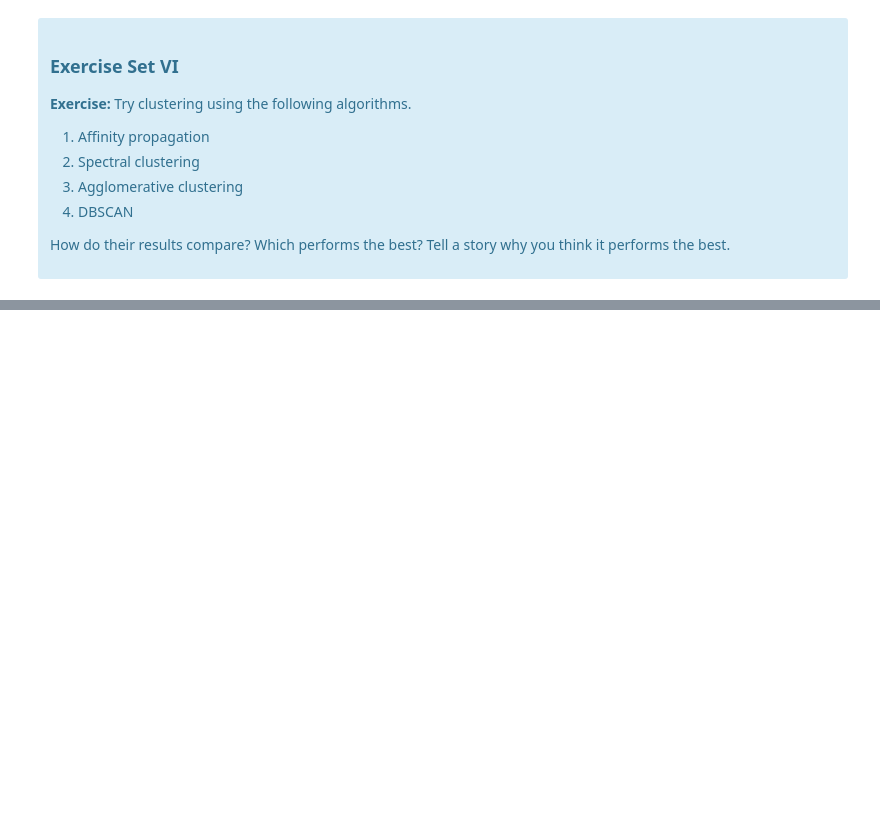
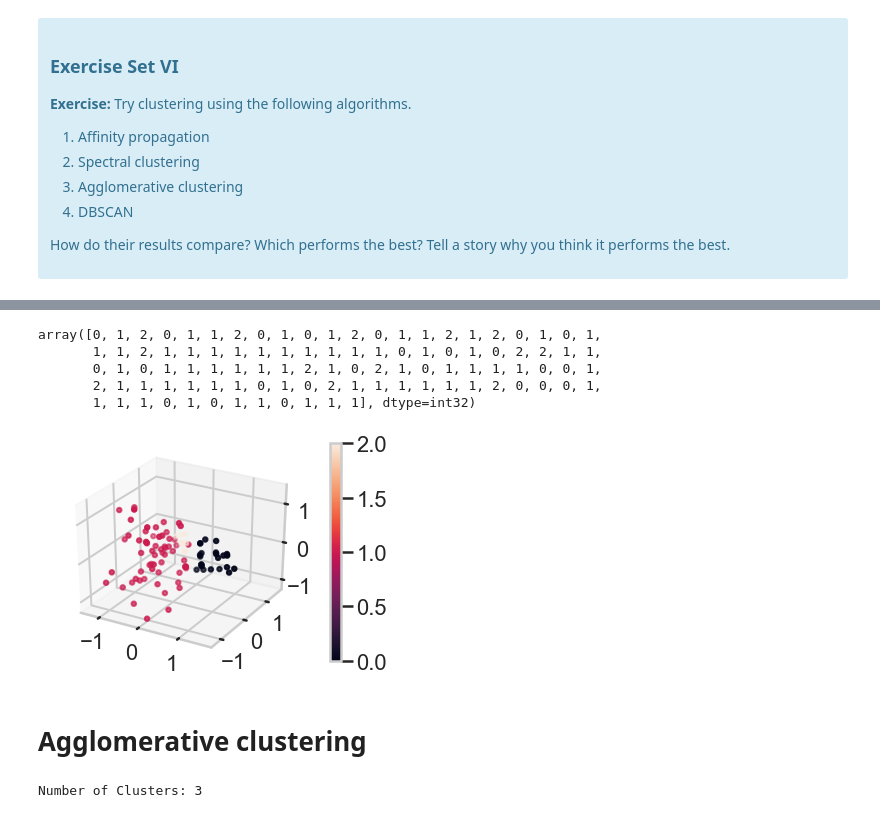
Before and after one commit to JessicaELewis/Clustering_Case_Study, a Jupyter notebook: Clustering Case Study - Customer Segmentation with K-Means - Tier 3.ipynb, the cells around one changed output, grey strips where cells are left out. Drawn from its saved outputs; the diff is of its cells as text; code cells hidden in the pictures; blank space fills up the shorter version.

```diff
--- a/Clustering Case Study - Customer Segmentation with K-Means - Tier 3.ipynb
+++ b/Clustering Case Study - Customer Segmentation with K-Means - Tier 3.ipynb
@@ -614,0 +702,28 @@ Source: http://scikit-learn.org/stable/modules/clustering.html
+# %%
+sc_model.labels_
+# %% [output]
+array([0, 1, 2, 0, 1, 1, 2, 0, 1, 0, 1, 2, 0, 1, 1, 2, 1, 2, 0, 1, 0, 1,
+       1, 1, 2, 1, 1, 1, 1, 1, 1, 1, 1, 1, 1, 0, 1, 0, 1, 0, 2, 2, 1, 1,
+       0, 1, 0, 1, 1, 1, 1, 1, 1, 2, 1, 0, 2, 1, 0, 1, 1, 1, 1, 0, 0, 1,
+       2, 1, 1, 1, 1, 1, 1, 0, 1, 0, 2, 1, 1, 1, 1, 1, 1, 2, 0, 0, 0, 1,
+       1, 1, 1, 0, 1, 0, 1, 1, 0, 1, 1, 1], dtype=int32)
+# %%
+fig = plt.figure()
+ax = fig.add_subplot(projection ='3d')
+sc = ax.scatter(X3[:,0], X3[:,1], X3[:,2], c=sc_pred)
+plt.colorbar(sc)
+plt.show()
+# %% [output]
+[figure, added]
+# %% [markdown]
+# Agglomerative clustering
+# %%
+from sklearn.cluster import AgglomerativeClustering
+
+ac_model = AgglomerativeClustering(n_clusters=3)
+ac_pred = ac_model.fit_predict(X3)
+
+n_clusters_ = ac_model.n_features_in_
+print("Number of Clusters:", n_clusters_)
+# %% [output]
+Number of Clusters: 3
```
Also changed, not shown: parts of 22 cells of this notebook.
